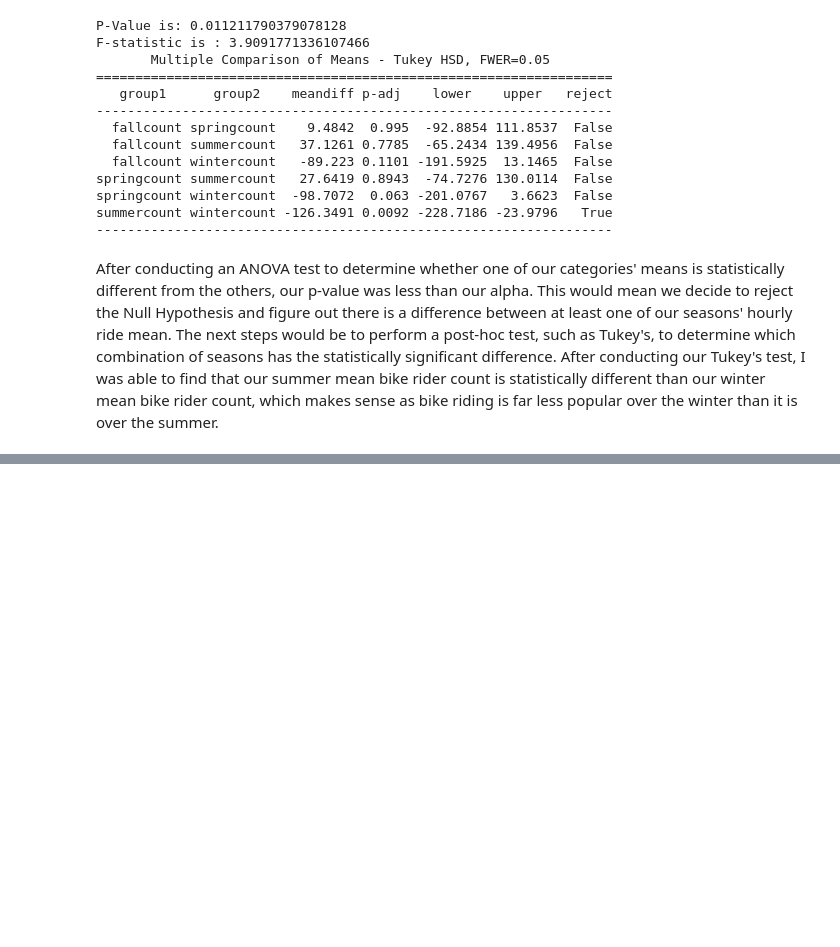
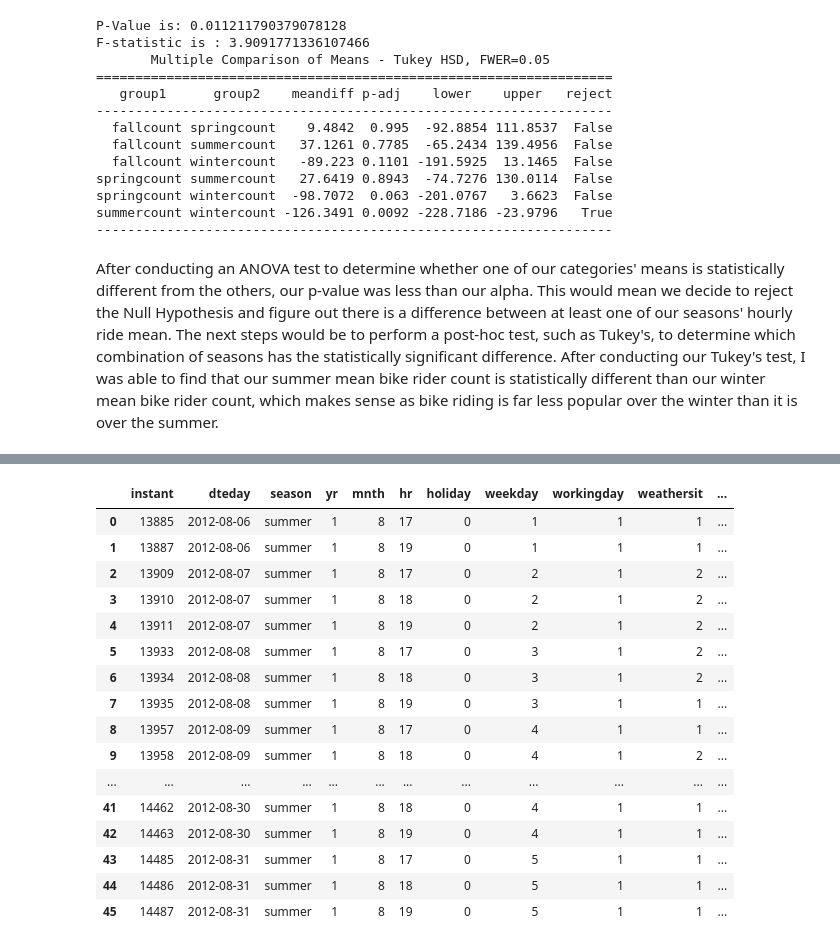
Before and after one commit to vrpperez7/Mod-4-Project, a Jupyter notebook: notebooks/statisticaltest.ipynb, the cells around one changed output, grey strips where cells are left out. Cells and saved outputs as stored; diff of their text form; code cells hidden in the pictures; blank space fills up the shorter version.

```diff
--- a/notebooks/statisticaltest.ipynb
+++ b/notebooks/statisticaltest.ipynb
@@ -132,3 +122,24 @@ summercount wintercount -126.3491 0.0092 -228.7186 -23.9796   True
 ------------------------------------------------------------------
 # %% [markdown]
 After conducting an ANOVA test to determine whether one of our categories' means is statistically different from the others, our p-value was less than our alpha. This would mean we decide to reject the Null Hypothesis and figure out there is a difference between at least one of our seasons' hourly ride mean. The next steps would be to perform a post-hoc test, such as Tukey's, to determine which combination of seasons has the statistically significant difference. After conducting our Tukey's test, I was able to find that our summer mean bike rider count is statistically different than our winter mean bike rider count, which makes sense as bike riding is far less popular over the winter than it is over the summer.
+# %%
+#TASK 3
+
+
+#primary metric is "Average hourly rides (cnt) during 17:00–19:00 on working days when weather is good."
+eligibledf = df[(df['workingday'] == 1) & (df['hr'].isin({17,18,19})) & ((df['weathersit'].isin({1,2})) & (df['hum'] <= 0.7))]
+
+eligibledf['dteday'] = pd.to_datetime(eligibledf['dteday'])
+
+#windows
+#Pre (Baseline): 2012-08-04 → 2012-08-31 (inclusive)
+
+pre = eligibledf[(eligibledf['dteday'] <= '2012-08-31') & (eligibledf['dteday'] > '2012-08-04')]
+
+#Post (Feature On): 2012-09-01 → 2012-09-28 (inclusive)
+
+post = eligibledf[(eligibledf['dteday'] <= '2012-09-28') & (eligibledf['dteday'] > '2012-09-01')]
+
+#print of both pre and post
+print(pre.groupby('weekday')['hr'].count())
+print(post.groupby('weekday')['hr'].count())
@@ -134,0 +224,32 @@ After conducting an ANOVA test to determine whether one of our categories' means
+# %%
+# STATISTICAL TEST
+
+# H 0 : There is no difference in average total bike count between Group A (PRE) and Group B (POST)
+
+# H 1 : There is a difference in average total bike count between Group A (PRE) and Group B (POST)
+
+alpha = 0.05
+
+# T TEST
+
+#pg.ttest(x=groupa['cnt'],y=groupb['cnt'],alternative='two-sided',confidence=1-alpha)
+
+groupa.head(50)
+# %% [output]
+|  | instant | dteday | season | yr | mnth | hr | holiday | weekday | workingday | weathersit | ... |
+| 0 | 13885 | 2012-08-06 | summer | 1 | 8 | 17 | 0 | 1 | 1 | 1 | ... |
+| 1 | 13887 | 2012-08-06 | summer | 1 | 8 | 19 | 0 | 1 | 1 | 1 | ... |
+| 2 | 13909 | 2012-08-07 | summer | 1 | 8 | 17 | 0 | 2 | 1 | 2 | ... |
+| 3 | 13910 | 2012-08-07 | summer | 1 | 8 | 18 | 0 | 2 | 1 | 2 | ... |
+| 4 | 13911 | 2012-08-07 | summer | 1 | 8 | 19 | 0 | 2 | 1 | 2 | ... |
+| 5 | 13933 | 2012-08-08 | summer | 1 | 8 | 17 | 0 | 3 | 1 | 2 | ... |
+| 6 | 13934 | 2012-08-08 | summer | 1 | 8 | 18 | 0 | 3 | 1 | 2 | ... |
+| 7 | 13935 | 2012-08-08 | summer | 1 | 8 | 19 | 0 | 3 | 1 | 1 | ... |
+| 8 | 13957 | 2012-08-09 | summer | 1 | 8 | 17 | 0 | 4 | 1 | 1 | ... |
+| 9 | 13958 | 2012-08-09 | summer | 1 | 8 | 18 | 0 | 4 | 1 | 2 | ... |
+| ... | ... | ... | ... | ... | ... | ... | ... | ... | ... | ... | ... |
+| 41 | 14462 | 2012-08-30 | summer | 1 | 8 | 18 | 0 | 4 | 1 | 1 | ... |
+| 42 | 14463 | 2012-08-30 | summer | 1 | 8 | 19 | 0 | 4 | 1 | 1 | ... |
+| 43 | 14485 | 2012-08-31 | summer | 1 | 8 | 17 | 0 | 5 | 1 | 1 | ... |
+| 44 | 14486 | 2012-08-31 | summer | 1 | 8 | 18 | 0 | 5 | 1 | 1 | ... |
+| 45 | 14487 | 2012-08-31 | summer | 1 | 8 | 19 | 0 | 5 | 1 | 1 | ... |
```
Also changed, not shown: parts of 3 cells of this notebook.
